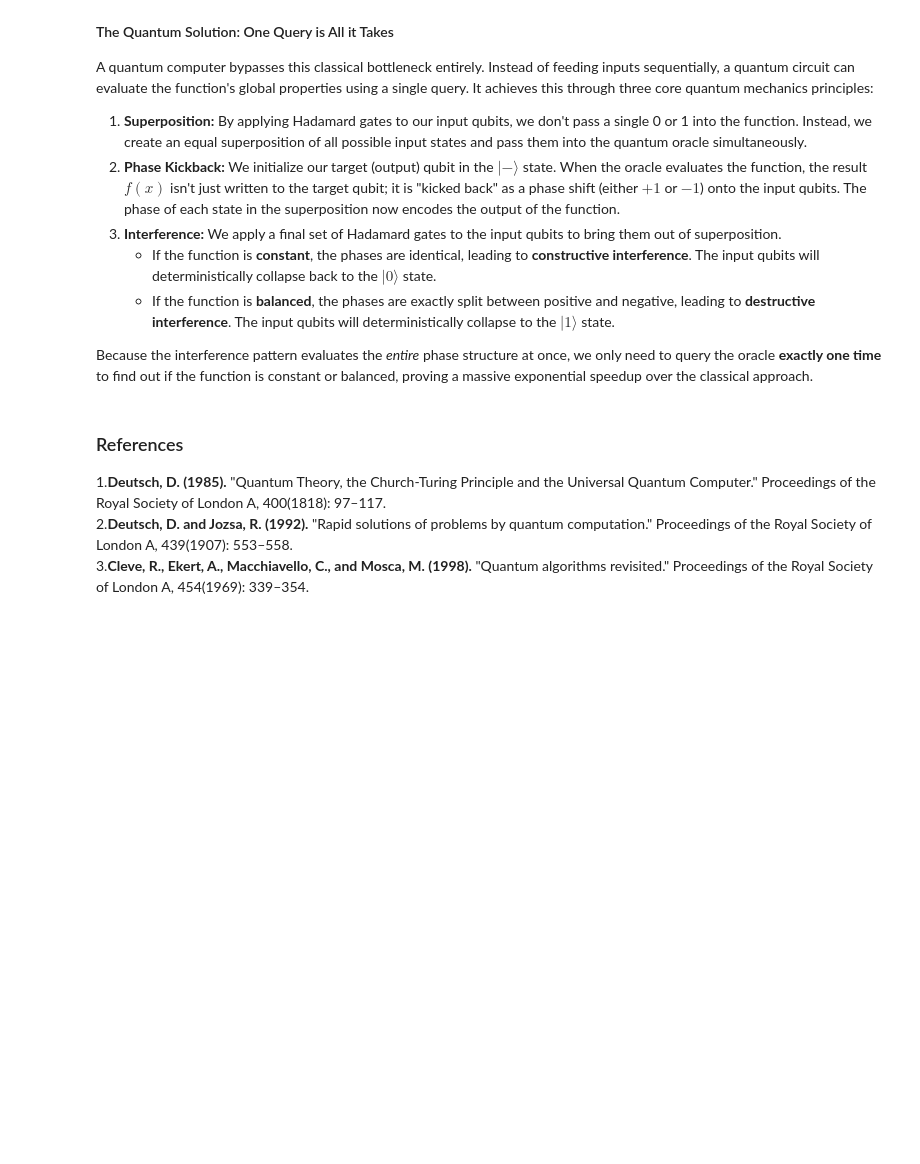
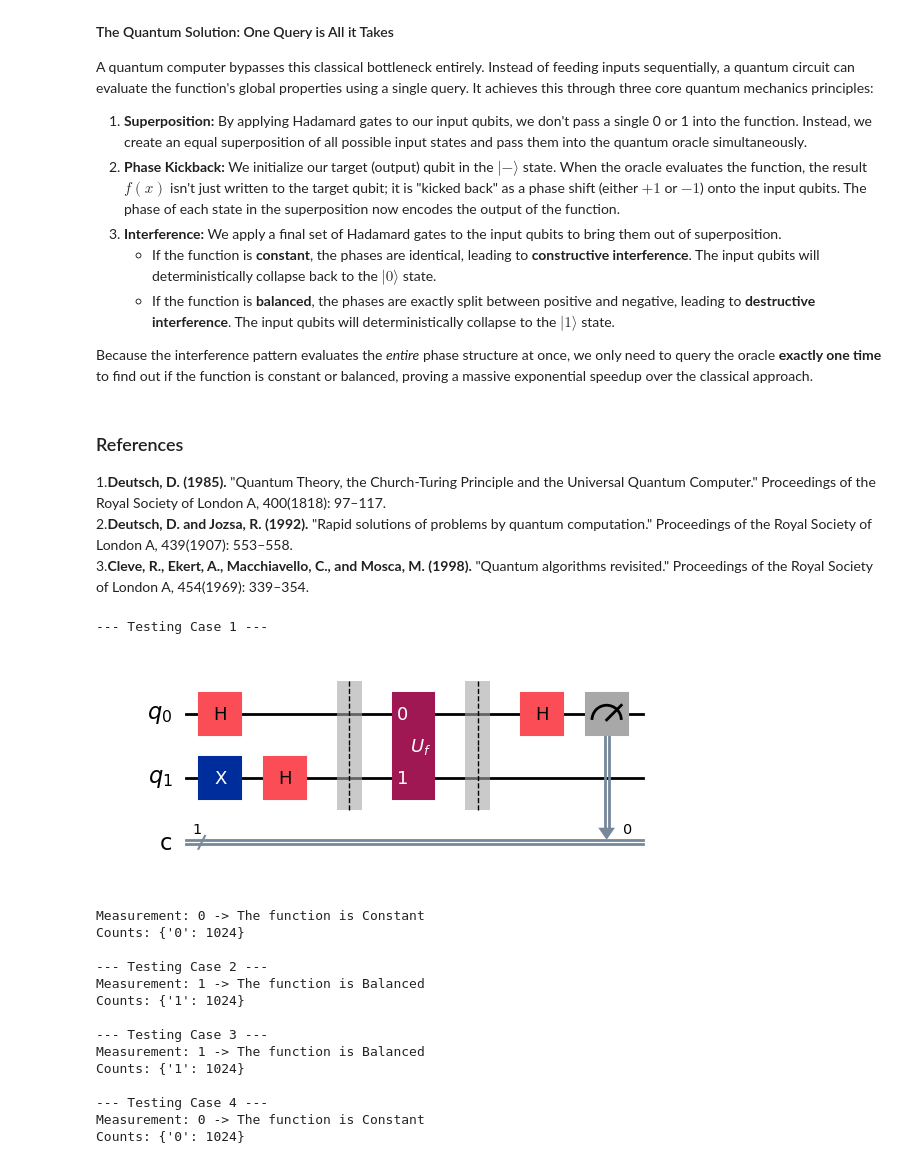
Before and after one commit to Nathan-Dean371/Emerging-Technologies, a Jupyter notebook: problems.ipynb, the cells around one changed output. Cells and saved outputs as stored; diff of their text form; code cells hidden in the pictures; blank space fills up the shorter version.

Commit message:
Added deutsch_alogorith function and demonstration of all 4 cases.

```diff
--- a/problems.ipynb
+++ b/problems.ipynb
@@ -265,7 +283,9 @@ def deutsch_function_generator(case: int):
     if case not in [1, 2, 3, 4]:
         raise ValueError("`case` must be 1, 2, 3, or 4.")
 
-    f = QuantumCircuit(2, 1)
+    # CHANGED: Just 2 qubits, no classical bits
+    f = QuantumCircuit(2)
+
     if case in [2, 3]:
         f.cx(0, 1)
     if case in [3, 4]:
@@ -406,3 +458,79 @@ Because the interference pattern evaluates the *entire* phase structure at once,
 1.**Deutsch, D. (1985).** "Quantum Theory, the Church-Turing Principle and the Universal Quantum Computer." Proceedings of the Royal Society of London A, 400(1818): 97–117.
 2.**Deutsch, D. and Jozsa, R. (1992).** "Rapid solutions of problems by quantum computation." Proceedings of the Royal Society of London A, 439(1907): 553–558.
 3.**Cleve, R., Ekert, A., Macchiavello, C., and Mosca, M. (1998).** "Quantum algorithms revisited." Proceedings of the Royal Society of London A, 454(1969): 339–354.
+# %%
+def deutsch_algorithm(oracle: QuantumCircuit):
+    """
+    Implements Deutsch's Algorithm for a given 1-qubit oracle.
+    Returns the compiled quantum circuit.
+    """
+    # We need 2 qubits (q0: input, q1: target) and 1 classical bit for the result
+    dj_circuit = QuantumCircuit(2, 1)
+
+    # 1. Initialize the target qubit (q1)
+    dj_circuit.x(1)
+    dj_circuit.h(1)
+
+    # 2. Initialize the input qubit (q0)
+    dj_circuit.h(0)
+
+    dj_circuit.barrier()
+
+    # 3. Apply the Quantum Oracle as a custom gate
+    # This turns the oracle circuit into a single visual block
+    oracle_gate = oracle.to_gate(label="$U_f$")
+    dj_circuit.append(oracle_gate, [0, 1])
+
+    dj_circuit.barrier()
+
+    # 4. Apply H-gate to the input qubit to cause interference
+    dj_circuit.h(0)
+
+    # 5. Measure the input qubit (q0) into the classical bit (c0)
+    dj_circuit.measure(0, 0)
+
+    return dj_circuit
+# Let's demonstrate this for all 4 cases from Problem 3
+simulator = AerSimulator()
+
+for case in range(1, 5):
+    print(f"--- Testing Case {case} ---")
+
+    # Get the oracle from the function you wrote in Problem 3
+    oracle = deutsch_function_generator(case)
+
+    # Build the full Deutsch circuit
+    circuit = deutsch_algorithm(oracle)
+
+    # Draw the circuit for the first case just to see what it looks like
+    if case == 1:
+        display(circuit.draw(output='mpl'))
+
+    # Run the circuit on the simulator
+    compiled_circuit = qiskit.transpile(circuit, simulator)
+    result = simulator.run(compiled_circuit, shots=1024).result()
+    counts = result.get_counts()
+
+    # The output will be either '0' (Constant) or '1' (Balanced)
+    measured_bit = list(counts.keys())[0]
+    function_type = "Constant" if measured_bit == '0' else "Balanced"
+
+    print(f"Measurement: {measured_bit} -> The function is {function_type}")
+    print(f"Counts: {counts}\n")
+# %% [output]
+--- Testing Case 1 ---
+[figure, added]
+Measurement: 0 -> The function is Constant
+Counts: {'0': 1024}
+
+--- Testing Case 2 ---
+Measurement: 1 -> The function is Balanced
+Counts: {'1': 1024}
+
+--- Testing Case 3 ---
+Measurement: 1 -> The function is Balanced
+Counts: {'1': 1024}
+
+--- Testing Case 4 ---
+Measurement: 0 -> The function is Constant
+Counts: {'0': 1024}
```
Also changed, not shown: parts of 8 cells of this notebook.
